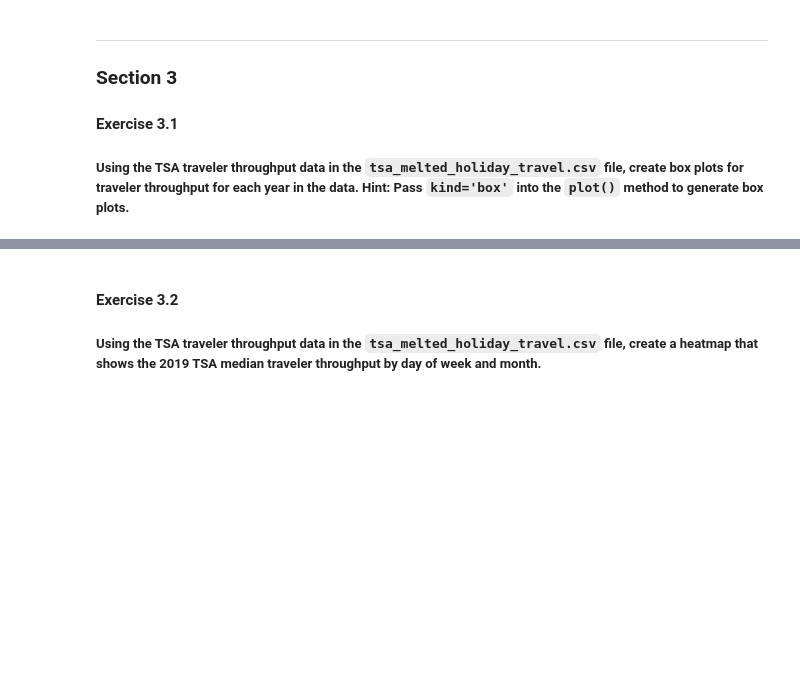
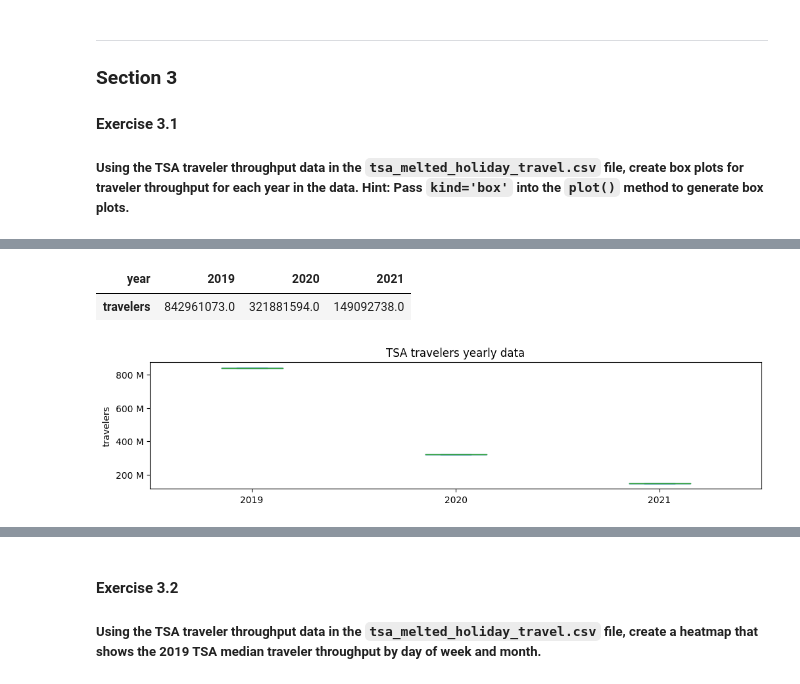
Before and after one commit to Vamir8429/Valerija_SheGoesTech, a Jupyter notebook: Day16_Pandas/workbook.ipynb, the cells around one changed output, grey strips where cells are left out. Saved outputs shown, nothing was run; the diff lists cells and outputs as text; code cells hidden in the pictures; blank space fills up the shorter version.

```diff
--- a/Day16_Pandas/workbook.ipynb
+++ b/Day16_Pandas/workbook.ipynb
@@ -317,0 +323,6 @@ Name: tpep_dropoff_datetime, Length: 1844, dtype: datetime64[ns]
+# %%
+tsa_melted_holiday_travel = pd.read_csv(
+    '../data/tsa_melted_holiday_travel.csv',
+    parse_dates=True, index_col='date'
+)
+tsa_melted_holiday_travel.head()
@@ -317,0 +337,19 @@ Name: tpep_dropoff_datetime, Length: 1844, dtype: datetime64[ns]
+# %%
+plot_data = tsa_melted_holiday_travel['2019':'2021']\
+    .assign(year = lambda x: x.index.year)\
+    .pivot_table(columns = 'year', values = 'travelers', aggfunc = 'sum')
+plot_data
+# %% [output]
+| year | 2019 | 2020 | 2021 |
+| travelers | 842961073.0 | 321881594.0 | 149092738.0 |
+# %%
+ax = plot_data.plot(
+    kind = 'box', rot = 0, xlabel = '', ylabel = 'travelers', title = 'TSA travelers yearly data')
+
+ax.yaxis.set_major_formatter(ticker.EngFormatter())
+
+#ax.legend(title='', loc='center', bbox_to_anchor = (0.5, -0.3), ncol = 3, frameon = False)
+
+ax.figure.set_size_inches(12, 2.5)
+# %% [output]
+[figure, added]
```
Also changed, not shown: parts of 4 cells of this notebook, 1 other file.
